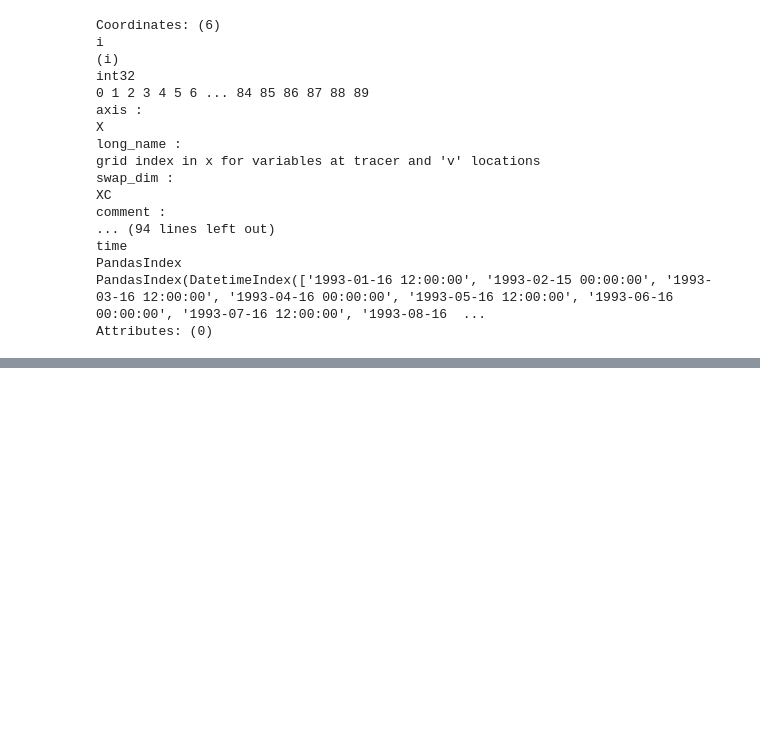
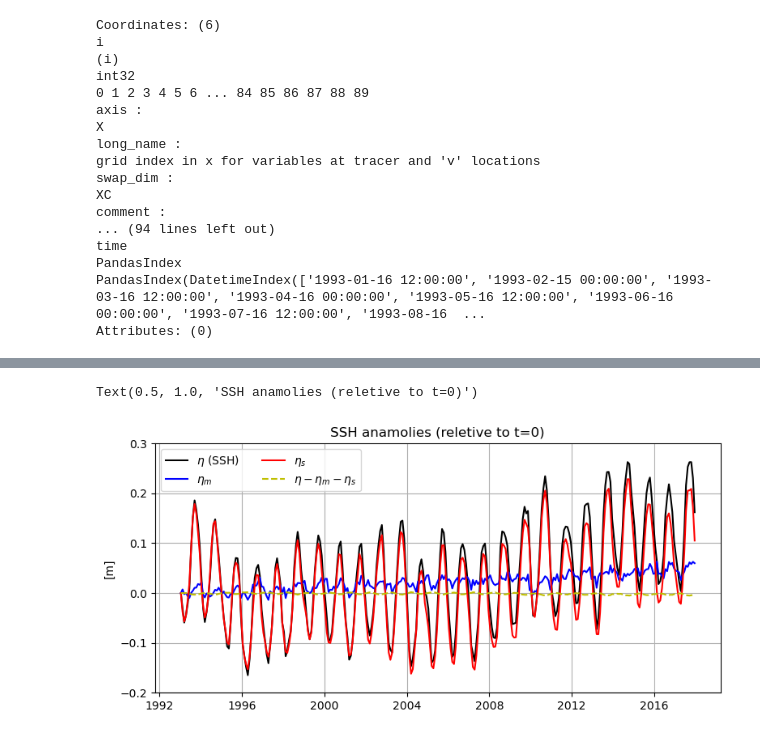
Before and after one commit to ojhoundegnonto/ESS25-Team_PISEAL, a Jupyter notebook: notebooks/decomp_SSH_v2.ipynb, the cells around one changed output, grey strips where cells are left out. Cells and saved outputs as stored; diff of their text form; code cells hidden in the pictures; blank space fills up the shorter version.

```diff
--- a/notebooks/decomp_SSH_v2.ipynb
+++ b/notebooks/decomp_SSH_v2.ipynb
@@ -443,0 +400,22 @@ Text(0.5, 1.0, 'SSH anamolies (reletive to t=0)')
+# %%
+plt.figure(figsize=(9,4))
+plt.plot(eta_anom['time'], eta_anom[:,10,66,55], label='$\eta$ (SSH)', color='k')
+
+# plt.figure(figsize=(12,6))
+plt.plot(etam_anom['time'], etam_anom[:,10,66,55], label='$\eta_m$', color='b')
+
+# plt.figure(figsize=(12,6))
+plt.plot(etas_anom['time'], etas_anom[:,10,66,55], label='$\eta_s$', color='r')
+# plt.plot(etasno_anom['time'], etasno_anom[:,10,66,55], label='$\eta_s$-no', color='m')
+
+plt.plot(res['time'], res[:,10,66,55], label='$\eta - \eta_m - \eta_s$', color='y', linestyle='--')
+
+# plt.xlabel('')
+plt.ylim(-.2, .3)
+plt.ylabel('[m]')
+plt.legend(ncol=2)
+plt.grid(True)
+plt.title('SSH anamolies (reletive to t=0)')
+# %% [output]
+Text(0.5, 1.0, 'SSH anamolies (reletive to t=0)')
+[figure, added]
```
Also changed, not shown: parts of 16 cells of this notebook, 1 other file.
